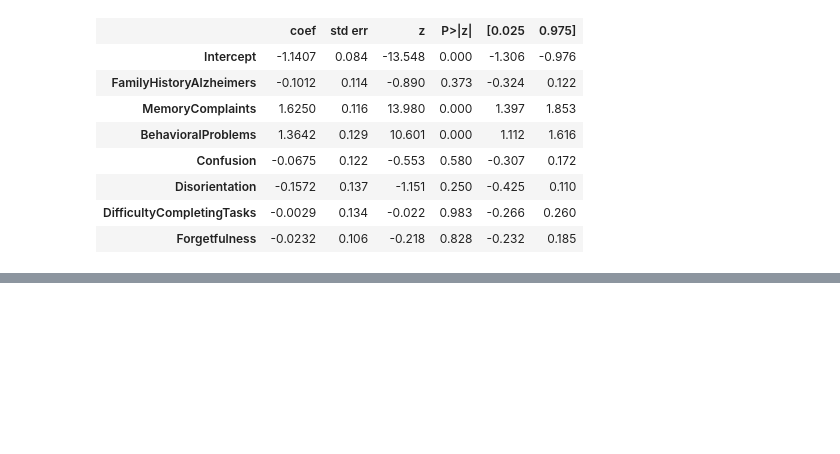
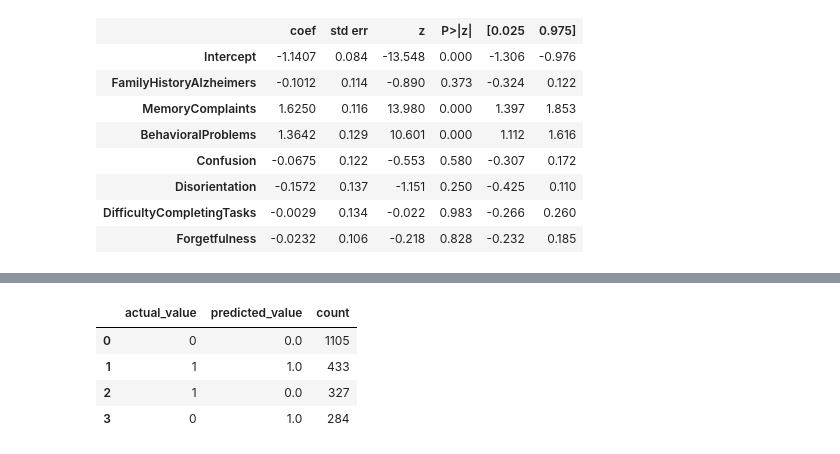
Before and after one commit to cesarmayta/BOOTCAMP_DSG1, a Jupyter notebook: dia3/09_ejercicios_regresione_logistica.ipynb, the cells around one changed output, grey strips where cells are left out. Drawn from its saved outputs; the diff is of its cells as text; code cells hidden in the pictures; blank space fills up the shorter version.

```diff
--- a/dia3/09_ejercicios_regresione_logistica.ipynb
+++ b/dia3/09_ejercicios_regresione_logistica.ipynb
@@ -167,0 +212,12 @@ Logit Regression Results
+# %%
+(
+    alzheimer_predictions
+    .value_counts(['actual_value','predicted_value'])
+    .reset_index(name='count')
+)
+# %% [output]
+|  | actual_value | predicted_value | count |
+| 0 | 0 | 0.0 | 1105 |
+| 1 | 1 | 1.0 | 433 |
+| 2 | 1 | 0.0 | 327 |
+| 3 | 0 | 1.0 | 284 |
```
Also changed, not shown: parts of 4 cells of this notebook.
